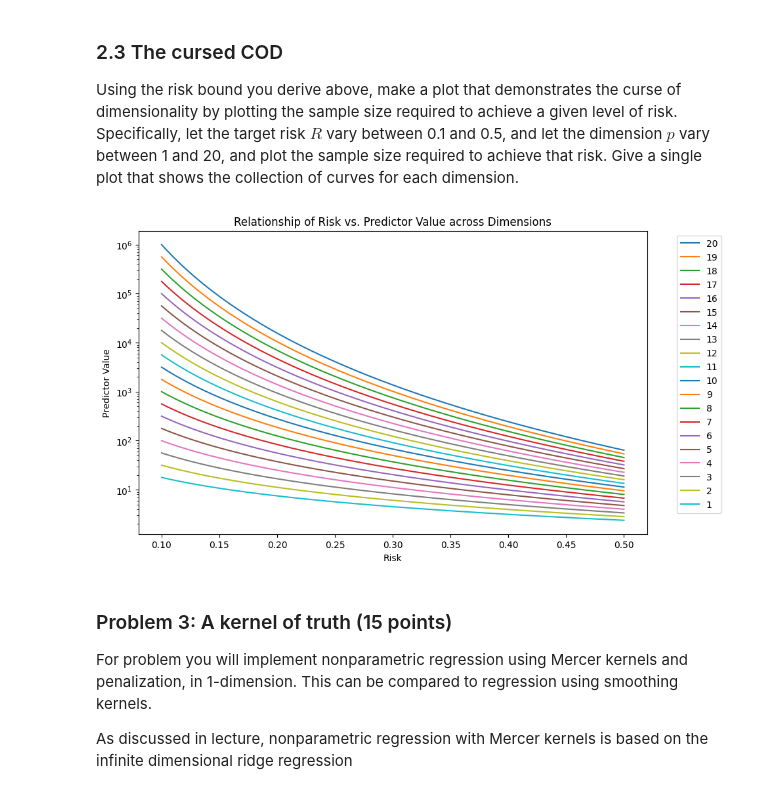
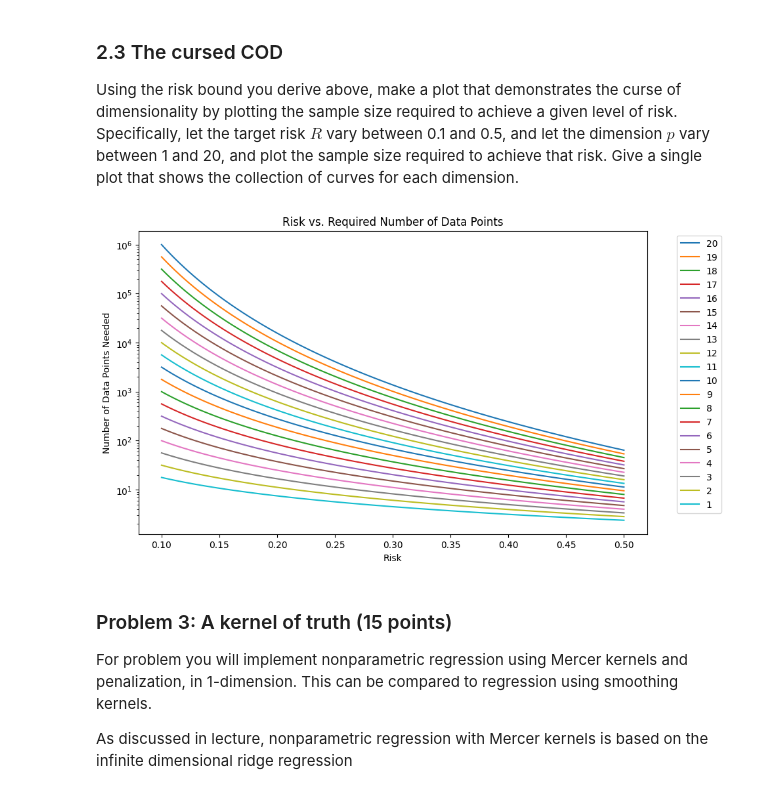
Before and after one commit to ml3267/s-ds3650, a Jupyter notebook: assignments/assn1/assn1.ipynb, the cells around one changed output. Drawn from its saved outputs; the diff is of its cells as text; code cells hidden in the pictures.

```diff
--- a/assignments/assn1/assn1.ipynb
+++ b/assignments/assn1/assn1.ipynb
@@ -169,27 +169,27 @@ Using the risk bound you derive above, make a plot that demonstrates the curse o
 # %%
 # your code and markdown with derivations here
 
 # Plotting n as a function of Risk
 # R^(-1/4) = n^(1/(p+4)) --> n = R^(-(p+4)/ 4)
 
 risks = np.linspace(0.1, 0.5, 100)
 dimensions = np.arange(20, 0, -1)
 
 plt.figure(figsize=(10, 6))
 
 for dimension in dimensions:
     predictor_values = risks ** (-(dimension + 4) / 4)
 
     plt.plot(risks, predictor_values)
 
 plt.xlabel('Risk')
-plt.ylabel('Predictor Value')
+plt.ylabel('Number of Data Points Needed')
 plt.yscale('log')
-plt.title('Relationship of Risk vs. Predictor Value across Dimensions')
+plt.title('Risk vs. Required Number of Data Points')
 plt.legend(dimensions, bbox_to_anchor=(1.05, 1), loc='upper left')
 plt.show()
 # %% [output]
-[figure, old version]
+[figure, new version]
 # %% [markdown]
 ### Problem 3: A kernel of truth (15 points)
 
```
Also changed, not shown: parts of 5 cells of this notebook.
